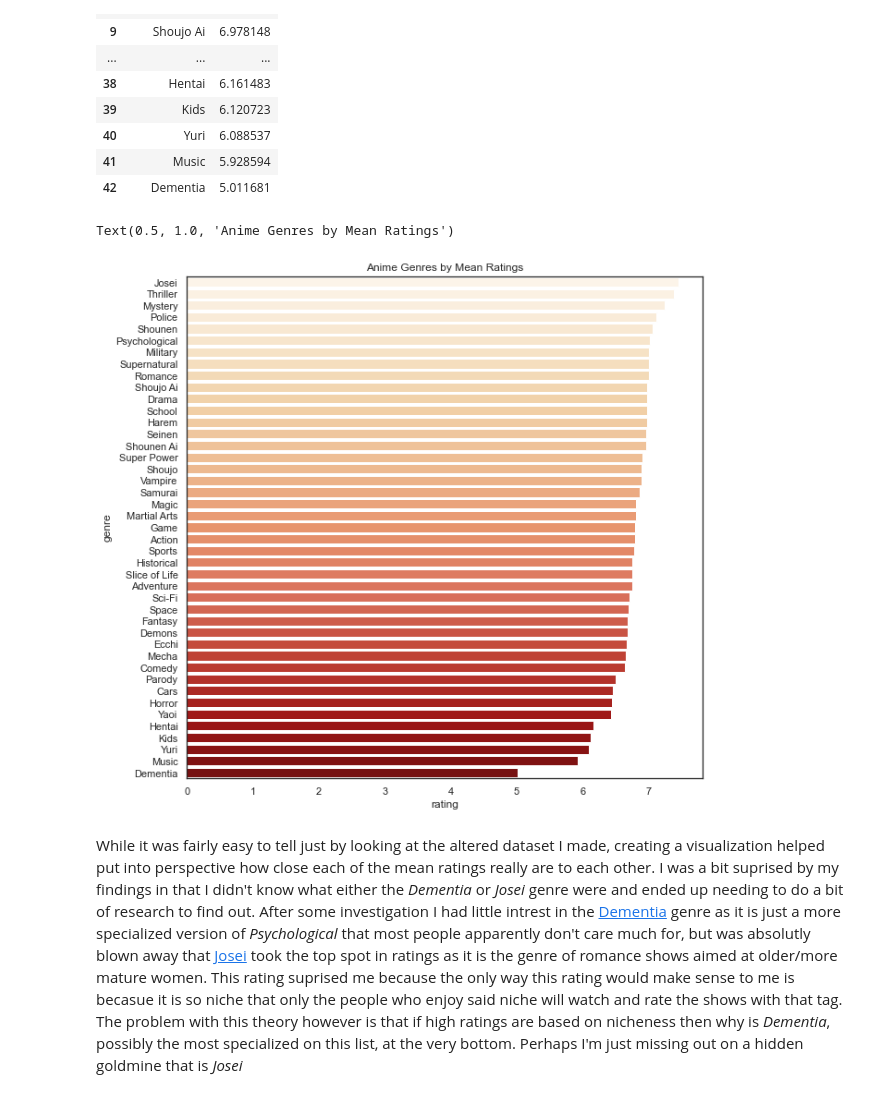
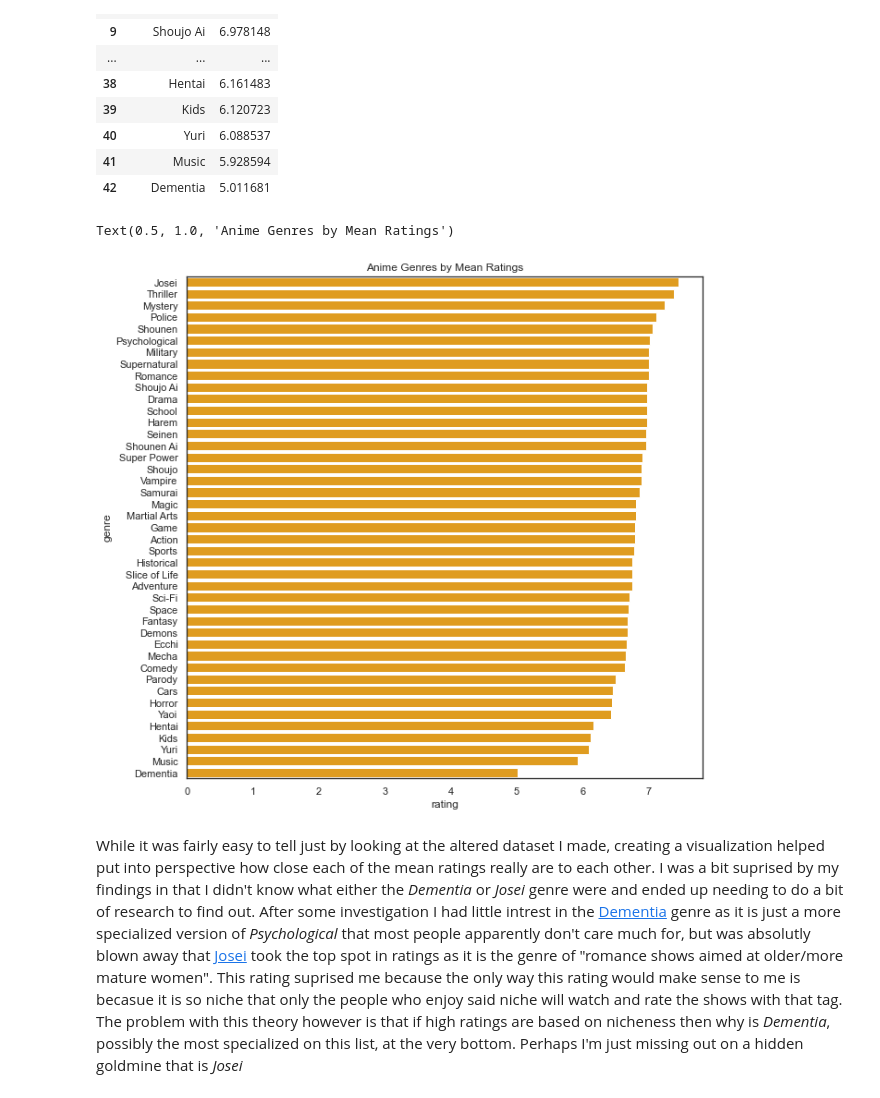
Before and after one commit to data301-2020-winter1/course-project-solo_127, a Jupyter notebook: analysis/Analysis.ipynb, the cells around one changed output. Saved outputs shown, nothing was run; the diff lists cells and outputs as text; code cells hidden in the pictures.

Commit message:
Cleaned up EDA and Analysis plots and comments to be more understandable

```diff
--- a/analysis/Analysis.ipynb
+++ b/analysis/Analysis.ipynb
@@ -93,12 +98,12 @@ genredf
 # %%
 genredf = project_functions.means_of_genres(df)
 sns.set_theme(style = "white", font_scale = 1)
 plt.subplots(figsize = (10,10))
-sns.barplot(x = 'rating', y = 'genre', data = genredf, palette = 'OrRd')
+sns.barplot(x = 'rating', y = 'genre', data = genredf, color = 'orange')
 plt.title('Anime Genres by Mean Ratings')
 # %% [output]
 Text(0.5, 1.0, 'Anime Genres by Mean Ratings')
-[figure, old version]
+[figure, new version]
 # %% [markdown]
 While it was fairly easy to tell just by looking at the altered dataset I made, creating a visualization helped put into perspective how close each of the mean ratings really are to each other.
-I was a bit suprised by my findings in that I didn't know what either the *Dementia* or *Josei* genre were and ended up needing to do a bit of research to find out. After some investigation I had little intrest in the [Dementia](https://www.quora.com/What-genre-is-the-anime-Dementia-What-are-some-other-anime-in-that-genre) genre as it is just a more specialized version of *Psychological* that most people apparently don't care much for, but was absolutly blown away that [Josei](https://en.wikipedia.org/wiki/Josei_manga) took the top spot in ratings as it is the genre of romance shows aimed at older/more mature women. This rating suprised me because the only way this rating would make sense to me is becasue it is so niche that only the people who enjoy said niche will watch and rate the shows with that tag. The problem with this theory however is that if high ratings are based on nicheness then why is *Dementia*, possibly the most specialized on this list, at the very bottom. Perhaps I'm just missing out on a hidden goldmine that is *Josei*
+I was a bit suprised by my findings in that I didn't know what either the *Dementia* or *Josei* genre were and ended up needing to do a bit of research to find out. After some investigation I had little intrest in the [Dementia](https://www.quora.com/What-genre-is-the-anime-Dementia-What-are-some-other-anime-in-that-genre) genre as it is just a more specialized version of *Psychological* that most people apparently don't care much for, but was absolutly blown away that [Josei](https://en.wikipedia.org/wiki/Josei_manga) took the top spot in ratings as it is the genre of "romance shows aimed at older/more mature women". This rating suprised me because the only way this rating would make sense to me is becasue it is so niche that only the people who enjoy said niche will watch and rate the shows with that tag. The problem with this theory however is that if high ratings are based on nicheness then why is *Dementia*, possibly the most specialized on this list, at the very bottom. Perhaps I'm just missing out on a hidden goldmine that is *Josei*
```
Also changed, not shown: parts of 2 cells of this notebook.
